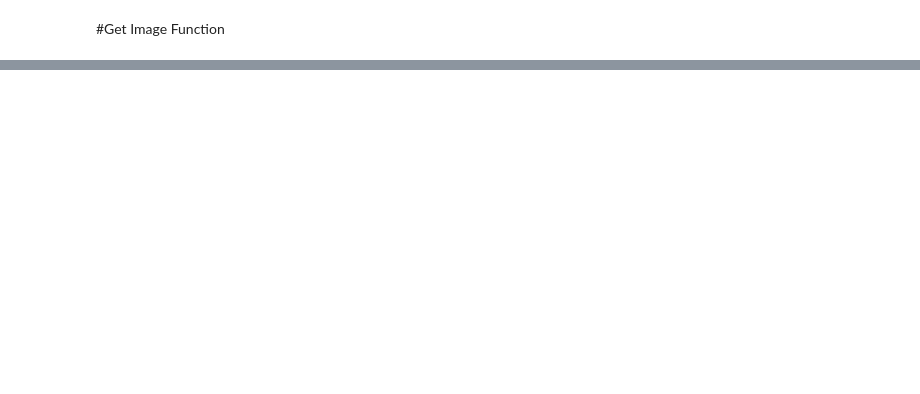
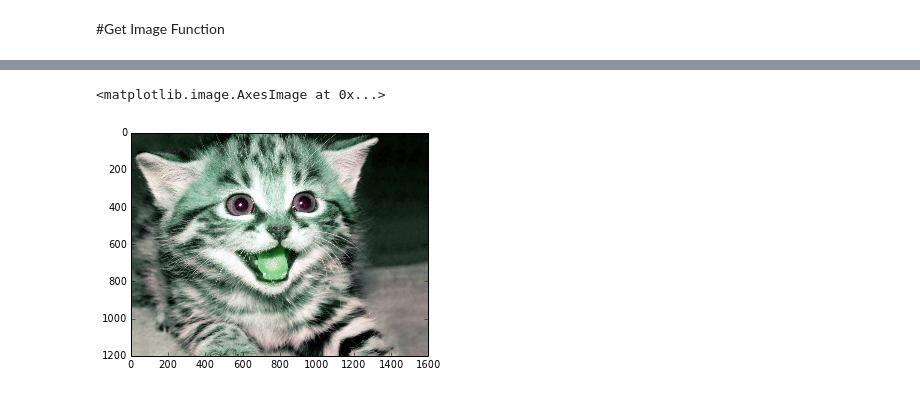
Before and after one commit to jccurtis/homework, a Jupyter notebook: hw8/testing.ipynb, the cells around one changed output, grey strips where cells are left out. Drawn from its saved outputs; the diff is of its cells as text; code cells hidden in the pictures; blank space fills up the shorter version.

```diff
--- a/hw8/testing.ipynb
+++ b/hw8/testing.ipynb
@@ -93,0 +196,34 @@ import simplejson
+# %%
+import numpy as np
+def swapColorAndDirections(imArr):
+    '''
+    Shifts each color channel to the next one:
+        Red   -> Green
+        Green -> Blue
+        Blue  -> Red
+    Flips the image on the x axis (left/right).
+
+    NOTE: If the image is greyscale, only the x axis is flipped
+    since there are no color channels to swap.
+
+    Input: imArr - numpy image array of 1 or 3 bit depth
+
+    Output: imArr - numpy image array with color channels and left right directions swapped
+    '''
+    if len(imArr.shape) == 3:
+        imTemp = np.zeros_like(imArr)
+        imTemp[...,1] = imArr[...,0] #R -> G
+        imTemp[...,2] = imArr[...,1] #G -> B
+        imTemp[...,0] = imArr[...,2] #B -> R
+        imArr         = imTemp[:,::-1,:] #flip left right
+    elif len(self._imShape_) == 2:
+        imArr = imArr[:,::-1] #flip left right
+    else:
+        raise ValueError('Image array is not shaped correctly.')
+    return imArr
+
+imArrFlipped = swapColorAndDirections(imArr)
+plt.imshow(imArrFlipped)
+# %% [output]
+<matplotlib.image.AxesImage at 0x...>
+[figure, added]
```
Also changed, not shown: parts of 17 cells of this notebook.
